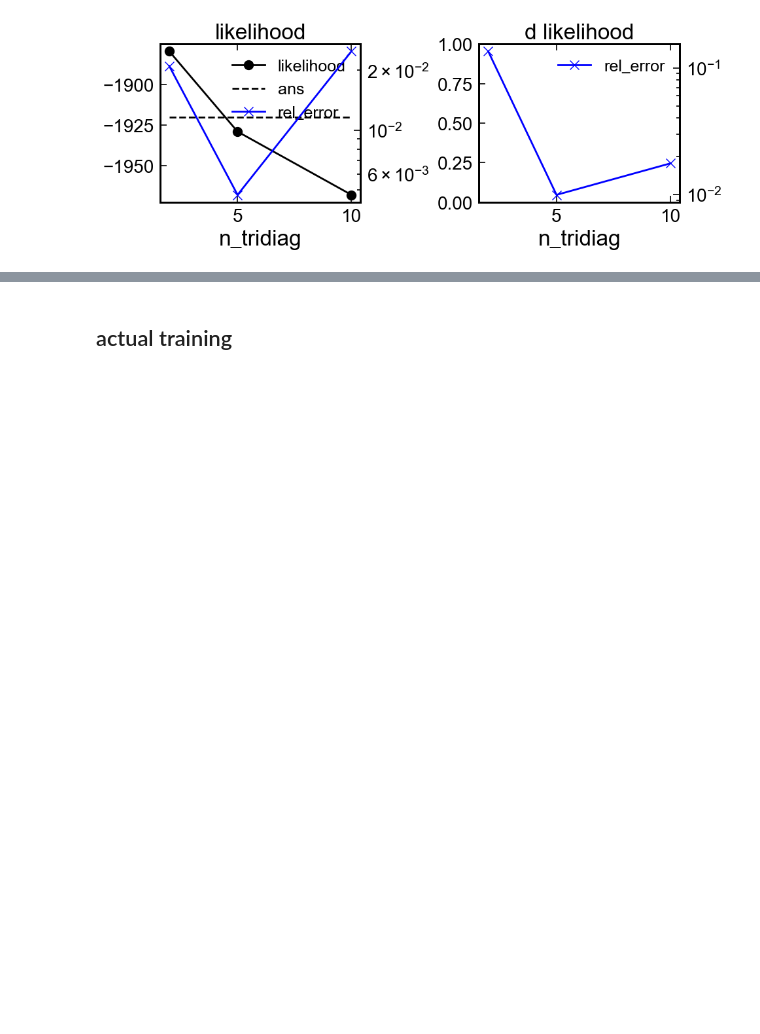
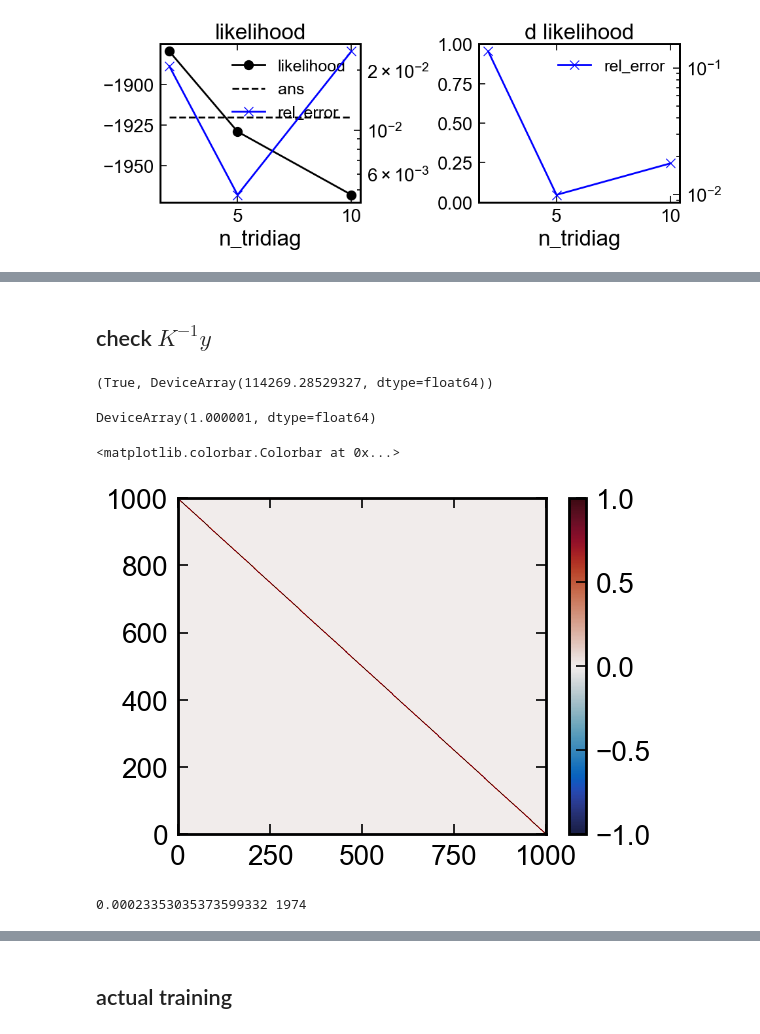
Before and after one commit to ogaken1104/duplication_bbmm, a Jupyter notebook: 1111_test_sin1D_naive_loss_N1000.ipynb, the cells around one changed output, grey strips where cells are left out. Cells and saved outputs as stored; diff of their text form; code cells hidden in the pictures; blank space fills up the shorter version.

```diff
--- a/1111_test_sin1D_naive_loss_N1000.ipynb
+++ b/1111_test_sin1D_naive_loss_N1000.ipynb
@@ -394,0 +438,14 @@ plt.tight_layout()
+# %%
+# prepare data
+hdf_operator = HdfOperator(f"{project_name}/{simulation_name}")
+r_test, μ_test, r_train, μ_train, f_train = load_data(lbls, vnames, hdf_operator)
+delta_y_train = jnp.empty(0)
+for i in range(len(r_train)):
+    delta_y_train = jnp.append(delta_y_train, f_train[i] - μ_train[i])
+
+r_train_scaled = [_r * scale for _r in r_train]
+r_test_scaled = [_r * scale for _r in r_test]
+
+params_model["epsilon"] = 1e-06
+args_predict = r_test_scaled, μ_test, r_train_scaled, delta_y_train, params_model["epsilon"]
+noise = params_model["epsilon"]
@@ -394,0 +454,37 @@ plt.tight_layout()
+# %%
+# setup model
+Kernel = define_kernel(params_model)
+gp_model = gp_1D_naive.GPmodel1DNaive(
+    Kernel=Kernel,
+)
+gp_model.set_constants(*args_predict)
+loglikelihood, predictor = (
+    gp_model.trainingFunction_all,
+    gp_model.predictingFunction_all,
+)
+func = jit(logposterior(loglikelihood, params_optimization))
+dfunc = jit(grad(func, 0))
+hess = hessian(func)
+# %%
+init = init.at[1].set(-3.)
+# %% [markdown]
+## check $K^{-1}y$
+# %%
+K = gp_model.trainingK_all(init, r_train_scaled)
+K_torch = torch.from_numpy(np.array(K))
+K = gp_model.add_eps_to_sigma(K, noise, noise_parameter=None)
+# %%
+is_positive_definite(K), jnp.linalg.cond(K)
+# %% [output]
+(True, DeviceArray(114269.28529327, dtype=float64))
+# %%
+np.max(K)
+# %% [output]
+DeviceArray(1.000001, dtype=float64)
+# %%
+fig, ax = plt.subplots()
+mappable = ax.pcolormesh(np.flipud(K), vmin=-np.max(K), vmax=np.max(K), cmap=cmo.cm.balance)
+fig.colorbar(mappable)
+# %% [output]
+<matplotlib.colorbar.Colorbar at 0x...>
+[figure, added]
@@ -394,0 +512,14 @@ plt.tight_layout()
+# %%
+Kinvy, j,t_mat = cg.mpcg_bbmm(
+    K,
+    rhs,
+    precondition=precondition,
+    print_process=False,
+    tolerance=0.00001,
+    n_tridiag=n_tridiag,
+    max_tridiag_iter=max_tridiag_iter,
+    max_iter_cg=max_iter_cg
+)
+print(rel_error(Kinvy_linalg, Kinvy) ,j)
+# %% [output]
+0.00023353035373599332 1974
```
Also changed, not shown: parts of 39 cells of this notebook, 20 other files.
